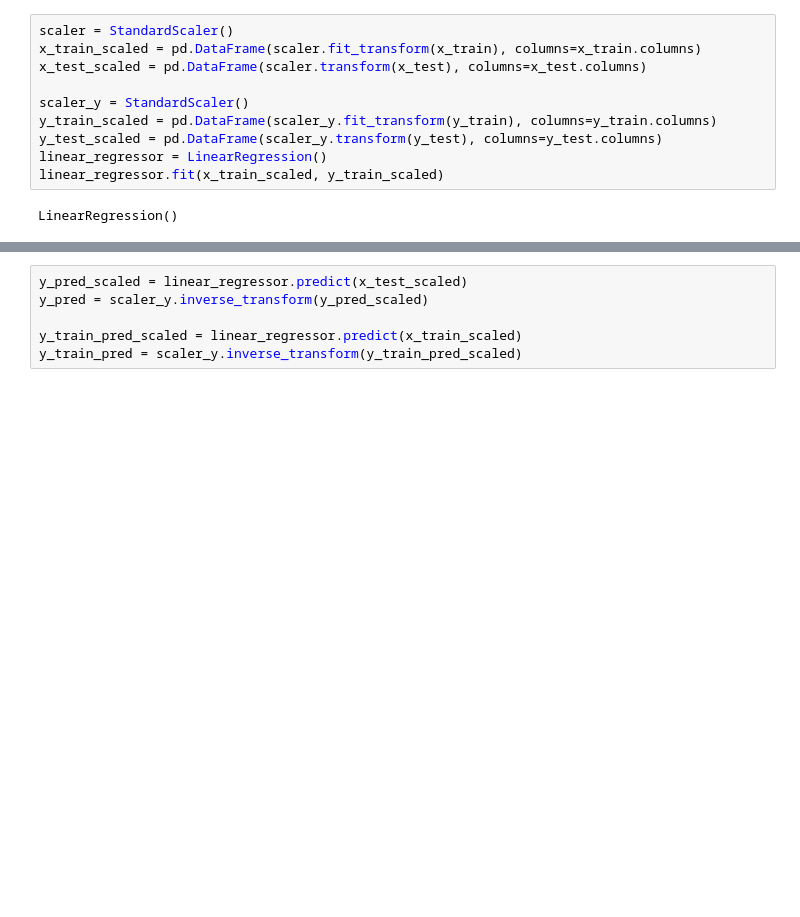
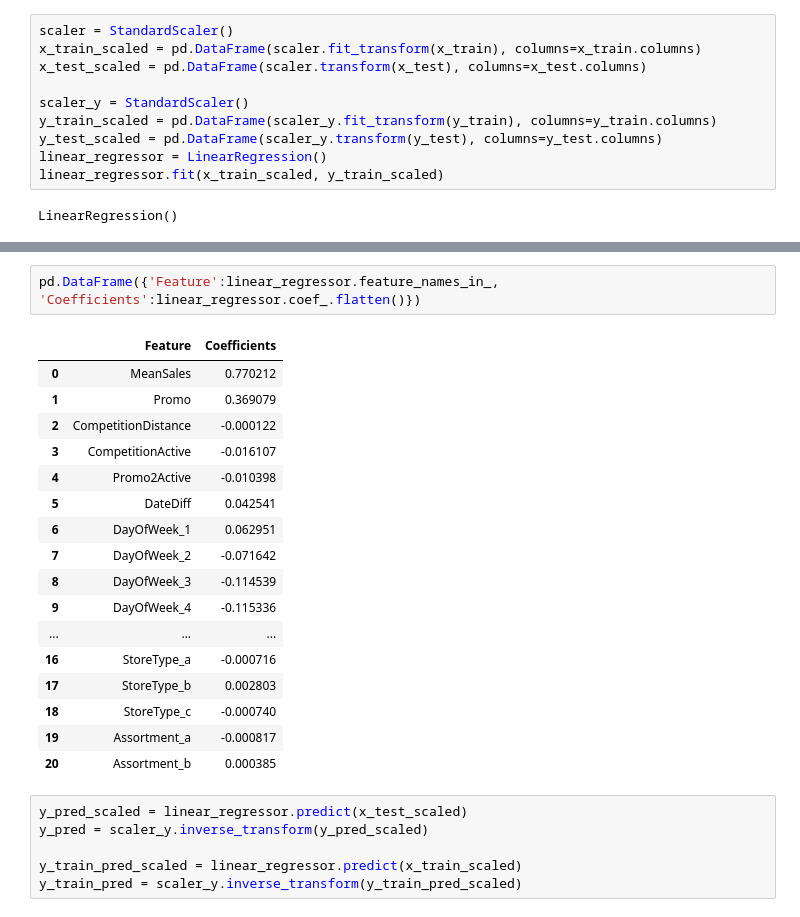
Before and after one commit to AkshayAgr/rossmann-sales-prediction, a Jupyter notebook: Rossmann_Sales_Prediction_Capstone_Project.ipynb, the cells around one changed output, grey strips where cells are left out. Drawn from its saved outputs; the diff is of its cells as text; blank space fills up the shorter version.

```diff
--- a/Rossmann_Sales_Prediction_Capstone_Project.ipynb
+++ b/Rossmann_Sales_Prediction_Capstone_Project.ipynb
@@ -505,3 +561,23 @@ LinearRegression()
+# %%
+pd.DataFrame({'Feature':linear_regressor.feature_names_in_, 'Coefficients':linear_regressor.coef_.flatten()})
+# %% [output]
+|  | Feature | Coefficients |
+| 0 | MeanSales | 0.770212 |
+| 1 | Promo | 0.369079 |
+| 2 | CompetitionDistance | -0.000122 |
+| 3 | CompetitionActive | -0.016107 |
+| 4 | Promo2Active | -0.010398 |
+| 5 | DateDiff | 0.042541 |
+| 6 | DayOfWeek_1 | 0.062951 |
+| 7 | DayOfWeek_2 | -0.071642 |
+| 8 | DayOfWeek_3 | -0.114539 |
+| 9 | DayOfWeek_4 | -0.115336 |
+| ... | ... | ... |
+| 16 | StoreType_a | -0.000716 |
+| 17 | StoreType_b | 0.002803 |
+| 18 | StoreType_c | -0.000740 |
+| 19 | Assortment_a | -0.000817 |
+| 20 | Assortment_b | 0.000385 |
 # %%
 y_pred_scaled = linear_regressor.predict(x_test_scaled)
 y_pred = scaler_y.inverse_transform(y_pred_scaled)
```
Also changed, not shown: parts of 20 cells of this notebook.
